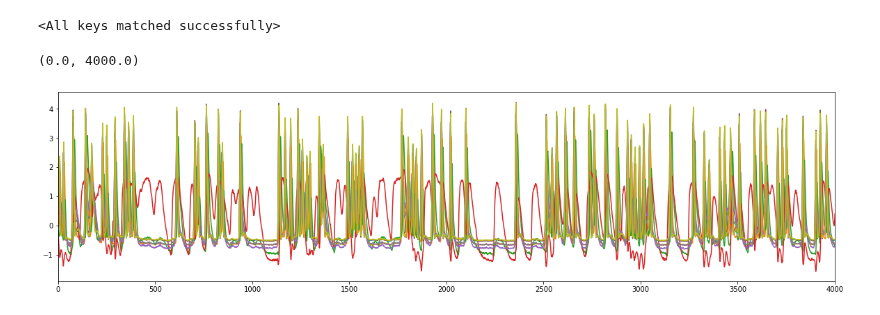
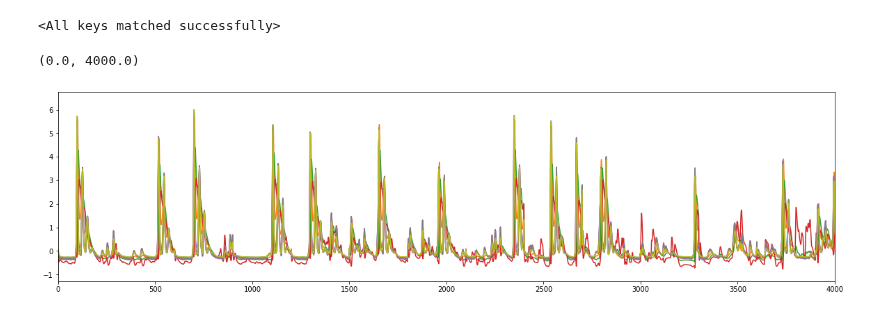
Before and after one commit to ntolley/bayesian_surrogates, a Jupyter notebook: surrogate_network.ipynb, the cells around one changed output. Saved outputs shown, nothing was run; the diff lists cells and outputs as text; code cells hidden in the pictures.

```diff
--- a/surrogate_network.ipynb
+++ b/surrogate_network.ipynb
@@ -60,7 +60,7 @@ dpl_train = simulate_dipole(net_train, dt=dt, tstop=2000, record_vsec='all', rec
 # dpl_validation = simulate_dipole(net_validation, dt=dt, tstop=1000, record_vsec='all', record_isec='all')
 # %%
 dataset_cell_type = 'L5_pyramidal'
-training_set = utils.CellType_Dataset_Fast(net_train, cell_type=dataset_cell_type, window_size=200, device='cuda')
+training_set = utils.CellType_Dataset_Fast(net_train, cell_type=dataset_cell_type, window_size=500, data_step_size=500, device='cuda')
 # %%
 #LSTM/GRU architecture for decoding
 class model_lstm(nn.Module):
@@ -153,10 +142,27 @@ train_pred = L5pyr_model(training_set[:][0][:, -1, :].unsqueeze(0).to(device)).d
+# %%
+def run_model(model, validation_set):
+    val_data = validation_set[:][0][:,:,:].float().to(device)
+    with torch.no_grad():
+        model.eval()
+        output_sequence = []
+        hidden = model.init_hidden(val_data.size(0))
+        for t in range(model.kernel_size, val_data.size(1)):
+            output, hidden = model(val_data[:,(t-model.kernel_size):t, :], hidden)
+            output_sequence.append(output)
+
+        output_sequence = torch.cat(output_sequence, dim=1)
+
+    return output_sequence
+# %%
+test_pred = run_model(L5pyr_model, training_set)
+test_plot_data = np.concatenate(test_pred.detach().cpu().numpy(), axis=0)
 # %%
 plt.figure(figsize=(20,5))
-_ = plt.plot(train_pred)
+_ = plt.plot(test_plot_data)
 plt.xlim(0,4000)
 # %% [output]
 (0.0, 4000.0)
-[figure, old version]
+[figure, new version]
 # %%
 def get_drive_indices(drive_name, receptor, training_set, net):
     drive_loc = net.cell_types['L5_pyramidal'].sect_loc[drive_name]
```
Also changed, not shown: parts of 13 cells of this notebook, 2 other files.
